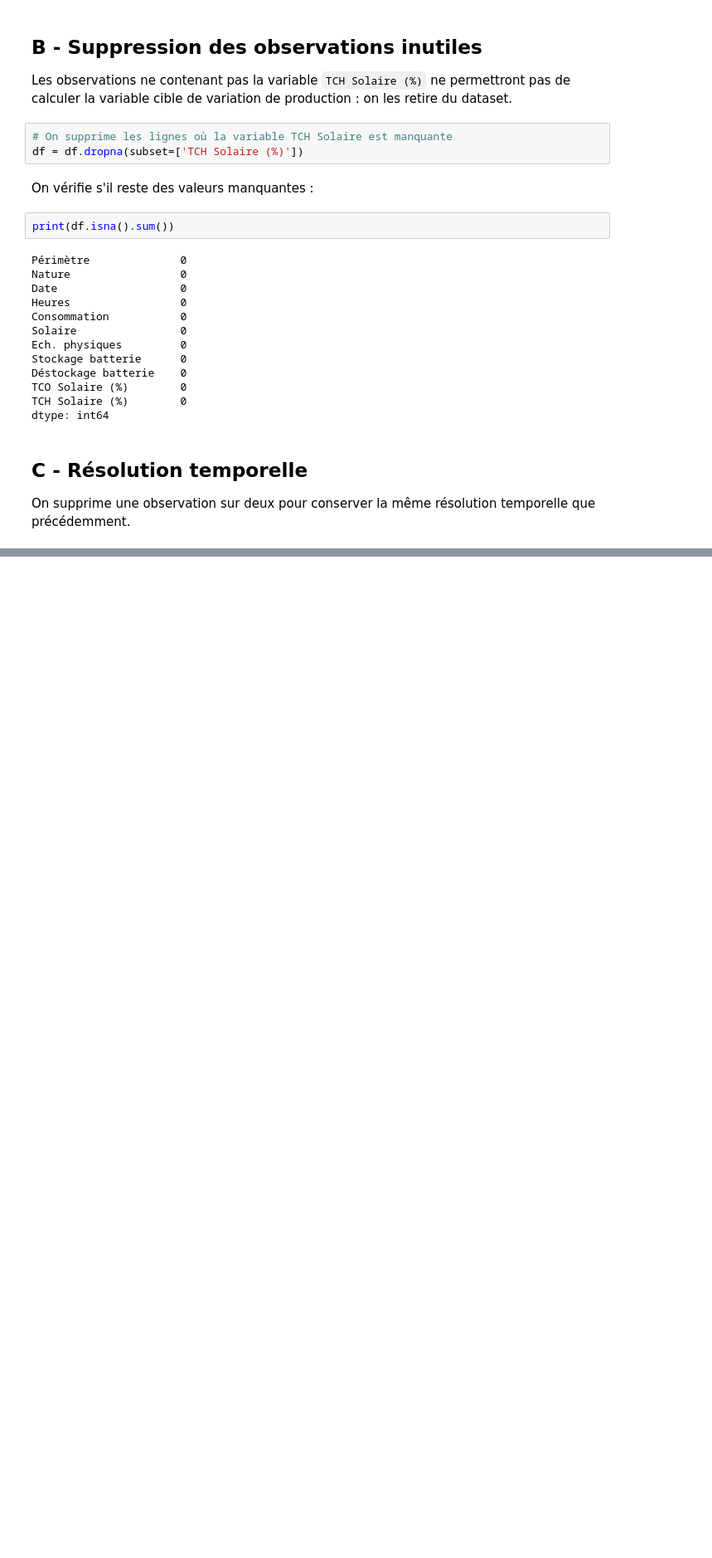
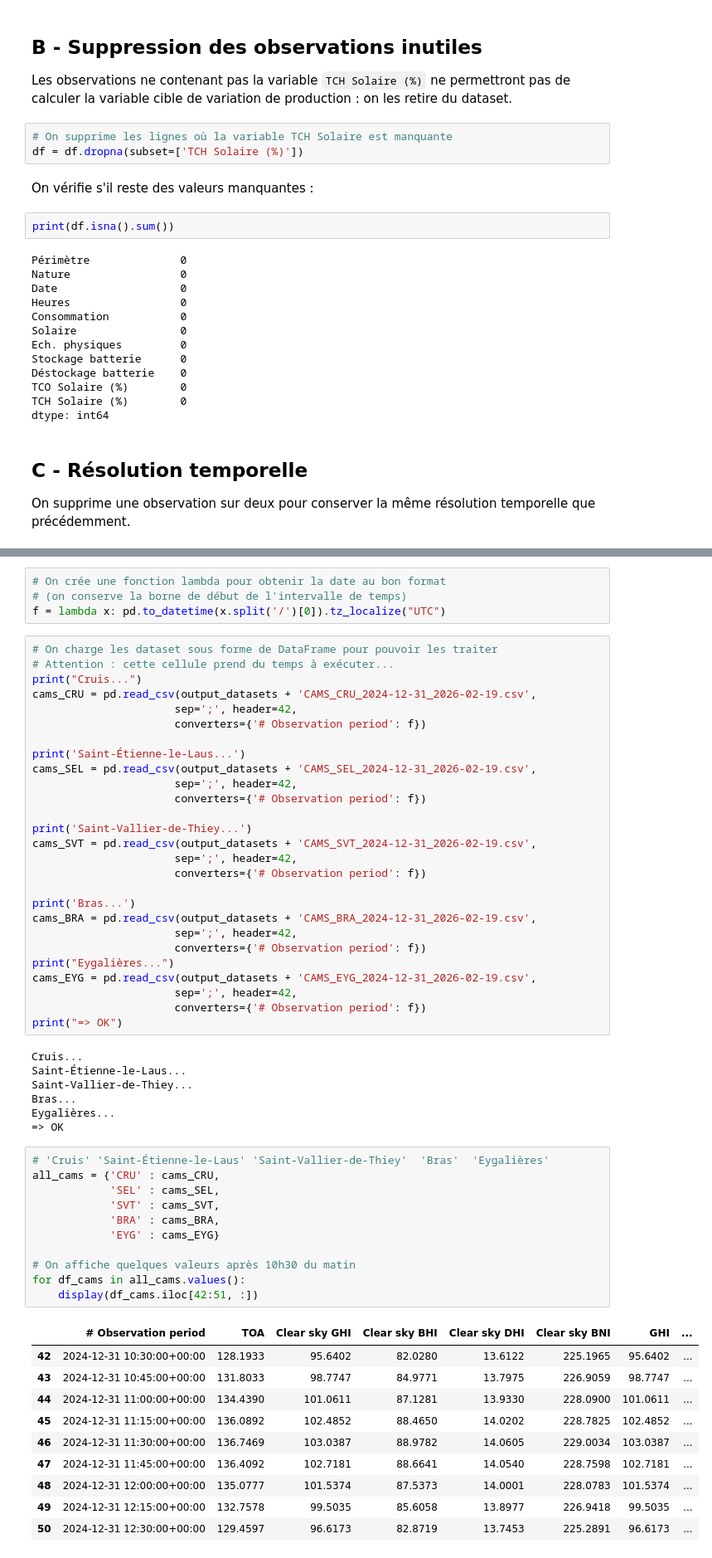
Before and after one commit to Math2935/aug25cds_variabilite, a Jupyter notebook: notebooks/02_collecte/05_add_2025_2026.ipynb, the cells around one changed output, grey strips where cells are left out. Shown at 83% size. Cells and saved outputs as stored; diff of their text form; blank space fills up the shorter version.

```diff
--- a/notebooks/02_collecte/05_add_2025_2026.ipynb
+++ b/notebooks/02_collecte/05_add_2025_2026.ipynb
@@ -138,0 +529,60 @@ On supprime une observation sur deux pour conserver la même résolution tempore
+# %%
+# On crée une fonction lambda pour obtenir la date au bon format
+# (on conserve la borne de début de l'intervalle de temps)
+f = lambda x: pd.to_datetime(x.split('/')[0]).tz_localize("UTC")
+# %%
+# On charge les dataset sous forme de DataFrame pour pouvoir les traiter
+# Attention : cette cellule prend du temps à exécuter...
+print("Cruis...")
+cams_CRU = pd.read_csv(output_datasets + 'CAMS_CRU_2024-12-31_2026-02-19.csv',
+                      sep=';', header=42,
+                      converters={'# Observation period': f})
+
+print('Saint-Étienne-le-Laus...')
+cams_SEL = pd.read_csv(output_datasets + 'CAMS_SEL_2024-12-31_2026-02-19.csv',
+                      sep=';', header=42,
+                      converters={'# Observation period': f})
+
+print('Saint-Vallier-de-Thiey...')
+cams_SVT = pd.read_csv(output_datasets + 'CAMS_SVT_2024-12-31_2026-02-19.csv',
+                      sep=';', header=42,
+                      converters={'# Observation period': f})
+
+print('Bras...')
+cams_BRA = pd.read_csv(output_datasets + 'CAMS_BRA_2024-12-31_2026-02-19.csv',
+                      sep=';', header=42,
+                      converters={'# Observation period': f})
+print("Eygalières...")
+cams_EYG = pd.read_csv(output_datasets + 'CAMS_EYG_2024-12-31_2026-02-19.csv',
+                      sep=';', header=42,
+                      converters={'# Observation period': f})
+print("=> OK")
+# %% [output]
+Cruis...
+Saint-Étienne-le-Laus...
+Saint-Vallier-de-Thiey...
+Bras...
+Eygalières...
+=> OK
+# %%
+# 'Cruis' 'Saint-Étienne-le-Laus' 'Saint-Vallier-de-Thiey'  'Bras'  'Eygalières'
+all_cams = {'CRU' : cams_CRU,
+            'SEL' : cams_SEL,
+            'SVT' : cams_SVT,
+            'BRA' : cams_BRA,
+            'EYG' : cams_EYG}
+
+# On affiche quelques valeurs après 10h30 du matin
+for df_cams in all_cams.values():
+    display(df_cams.iloc[42:51, :])
+# %% [output]
+|  | # Observation period | TOA | Clear sky GHI | Clear sky BHI | Clear sky DHI | Clear sky BNI | GHI | ... |
+| 42 | 2024-12-31 10:30:00+00:00 | 128.1933 | 95.6402 | 82.0280 | 13.6122 | 225.1965 | 95.6402 | ... |
+| 43 | 2024-12-31 10:45:00+00:00 | 131.8033 | 98.7747 | 84.9771 | 13.7975 | 226.9059 | 98.7747 | ... |
+| 44 | 2024-12-31 11:00:00+00:00 | 134.4390 | 101.0611 | 87.1281 | 13.9330 | 228.0900 | 101.0611 | ... |
+| 45 | 2024-12-31 11:15:00+00:00 | 136.0892 | 102.4852 | 88.4650 | 14.0202 | 228.7825 | 102.4852 | ... |
+| 46 | 2024-12-31 11:30:00+00:00 | 136.7469 | 103.0387 | 88.9782 | 14.0605 | 229.0034 | 103.0387 | ... |
+| 47 | 2024-12-31 11:45:00+00:00 | 136.4092 | 102.7181 | 88.6641 | 14.0540 | 228.7598 | 102.7181 | ... |
+| 48 | 2024-12-31 12:00:00+00:00 | 135.0777 | 101.5374 | 87.5373 | 14.0001 | 228.0783 | 101.5374 | ... |
+| 49 | 2024-12-31 12:15:00+00:00 | 132.7578 | 99.5035 | 85.6058 | 13.8977 | 226.9418 | 99.5035 | ... |
+| 50 | 2024-12-31 12:30:00+00:00 | 129.4597 | 96.6173 | 82.8719 | 13.7453 | 225.2891 | 96.6173 | ... |
```
Also changed, not shown: parts of 60 cells of this notebook, 1 other file.
